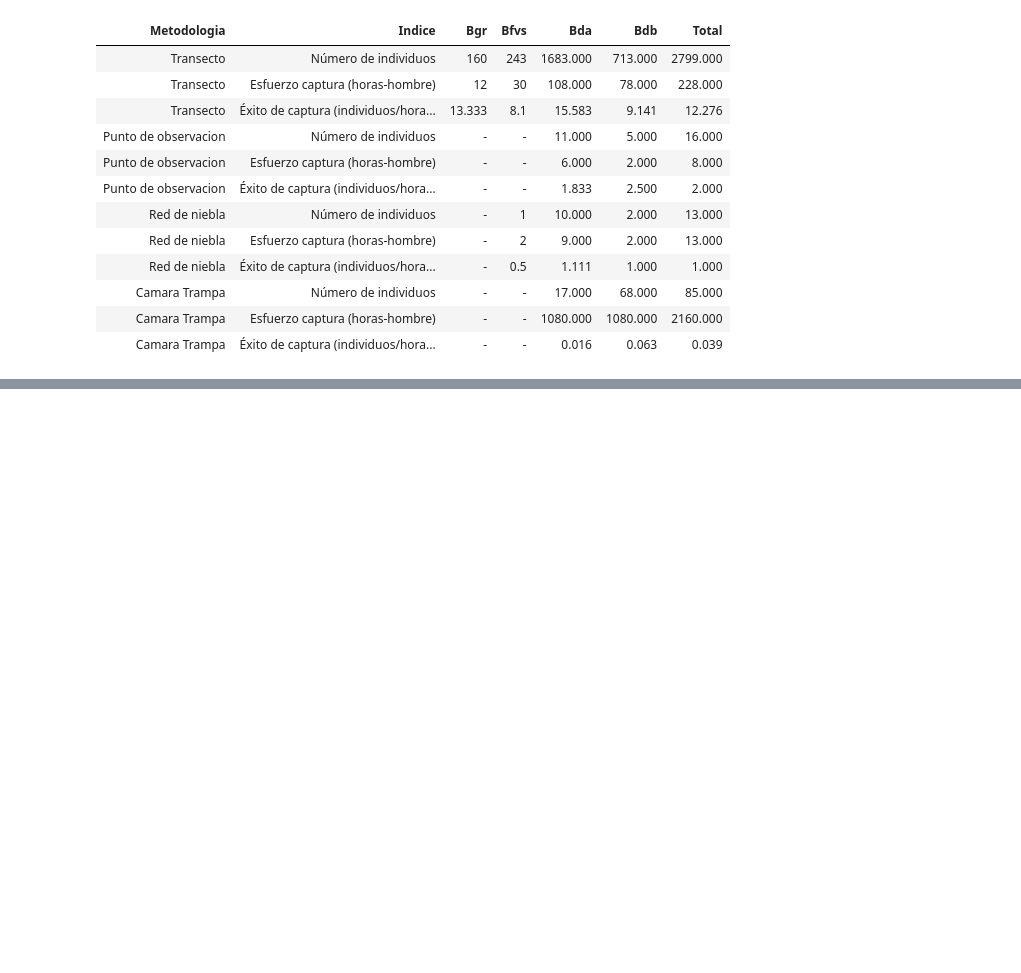
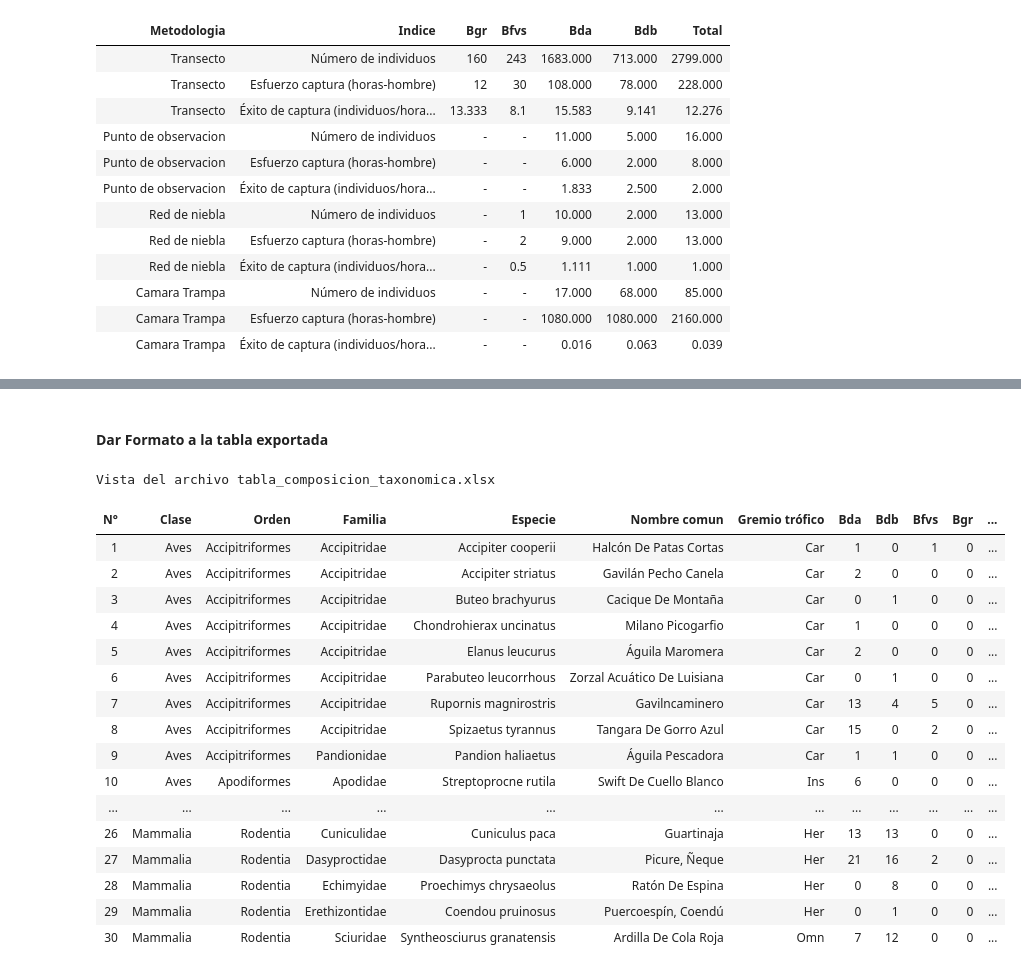
Before and after one commit to BioRamirez/Backet, a Jupyter notebook: python_Proyect/Flujo_Trabajo/analisis.ipynb, the cells around one changed output, grey strips where cells are left out. Drawn from its saved outputs; the diff is of its cells as text; code cells hidden in the pictures; blank space fills up the shorter version.

```diff
--- a/python_Proyect/Flujo_Trabajo/analisis.ipynb
+++ b/python_Proyect/Flujo_Trabajo/analisis.ipynb
@@ -381,0 +526,2 @@ Vista del archivo Esfuerzo_Muestreo.xlsx
+# %% [markdown]
+#### Dar Formato a la tabla exportada
@@ -381,0 +601,40 @@ Vista del archivo Esfuerzo_Muestreo.xlsx
+# %%
+import pandas as pd
+from IPython.display import display, HTML
+
+# --- Leer el archivo Excel ---
+# 👇 Usa una cadena RAW (r"...") para evitar errores con las barras invertidas
+tabla = pd.read_excel(r"D:\CORPONOR 2025\Backet\python_Proyect\Resultados\tabla_composicion_taxonomica.xlsx")
+
+# --- Mostrar tabla con desplazamiento vertical ---
+display(HTML(f"""
+<h3>Vista del archivo <code>tabla_composicion_taxonomica.xlsx</code></h3>
+<div style="
+    height: 400px;
+    overflow-y: scroll;
+    border: 1px solid #ccc;
+    padding: 8px;
+    font-size: 14px;
+">
+{tabla.to_html(index=False)}
+</div>
+"""))
+# %% [output]
+Vista del archivo tabla_composicion_taxonomica.xlsx
+| N° | Clase | Orden | Familia | Especie | Nombre comun | Gremio trófico | Bda | Bdb | Bfvs | Bgr | ... |
+| 1 | Aves | Accipitriformes | Accipitridae | Accipiter cooperii | Halcón De Patas Cortas | Car | 1 | 0 | 1 | 0 | ... |
+| 2 | Aves | Accipitriformes | Accipitridae | Accipiter striatus | Gavilán Pecho Canela | Car | 2 | 0 | 0 | 0 | ... |
+| 3 | Aves | Accipitriformes | Accipitridae | Buteo brachyurus | Cacique De Montaña | Car | 0 | 1 | 0 | 0 | ... |
+| 4 | Aves | Accipitriformes | Accipitridae | Chondrohierax uncinatus | Milano Picogarfio | Car | 1 | 0 | 0 | 0 | ... |
+| 5 | Aves | Accipitriformes | Accipitridae | Elanus leucurus | Águila Maromera | Car | 2 | 0 | 0 | 0 | ... |
+| 6 | Aves | Accipitriformes | Accipitridae | Parabuteo leucorrhous | Zorzal Acuático De Luisiana | Car | 0 | 1 | 0 | 0 | ... |
+| 7 | Aves | Accipitriformes | Accipitridae | Rupornis magnirostris | Gavilncaminero | Car | 13 | 4 | 5 | 0 | ... |
+| 8 | Aves | Accipitriformes | Accipitridae | Spizaetus tyrannus | Tangara De Gorro Azul | Car | 15 | 0 | 2 | 0 | ... |
+| 9 | Aves | Accipitriformes | Pandionidae | Pandion haliaetus | Águila Pescadora | Car | 1 | 1 | 0 | 0 | ... |
+| 10 | Aves | Apodiformes | Apodidae | Streptoprocne rutila | Swift De Cuello Blanco | Ins | 6 | 0 | 0 | 0 | ... |
+| ... | ... | ... | ... | ... | ... | ... | ... | ... | ... | ... | ... |
+| 26 | Mammalia | Rodentia | Cuniculidae | Cuniculus paca | Guartinaja | Her | 13 | 13 | 0 | 0 | ... |
+| 27 | Mammalia | Rodentia | Dasyproctidae | Dasyprocta punctata | Picure, Ñeque | Her | 21 | 16 | 2 | 0 | ... |
+| 28 | Mammalia | Rodentia | Echimyidae | Proechimys chrysaeolus | Ratón De Espina | Her | 0 | 8 | 0 | 0 | ... |
+| 29 | Mammalia | Rodentia | Erethizontidae | Coendou pruinosus | Puercoespín, Coendú | Her | 0 | 1 | 0 | 0 | ... |
+| 30 | Mammalia | Rodentia | Sciuridae | Syntheosciurus granatensis | Ardilla De Cola Roja | Omn | 7 | 12 | 0 | 0 | ... |
```
Also changed, not shown: parts of 8 cells of this notebook, 7 other files.
